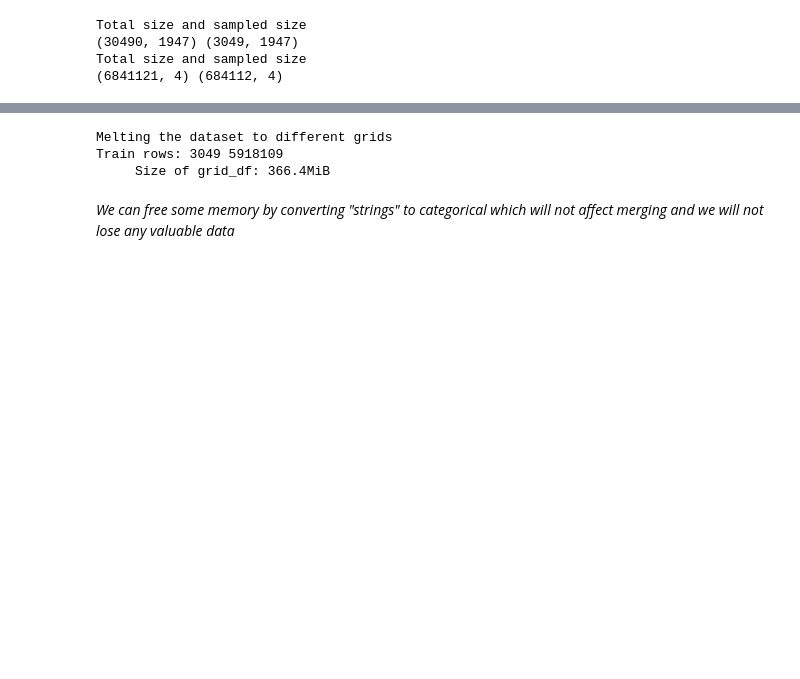
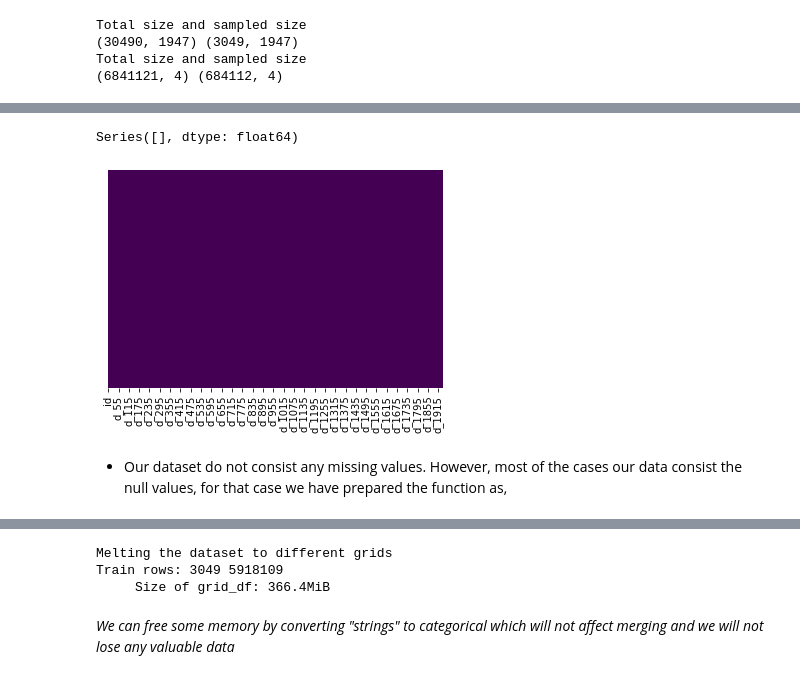
Before and after one commit to kamalchapagain/Kaggle_competition_solutions, a Jupyter notebook: M5_Final_notebook_Oct12_13.ipynb, the cells around one changed output, grey strips where cells are left out. Cells and saved outputs as stored; diff of their text form; code cells hidden in the pictures; blank space fills up the shorter version.

```diff
--- a/M5_Final_notebook_Oct12_13.ipynb
+++ b/M5_Final_notebook_Oct12_13.ipynb
@@ -184,0 +329,12 @@ def reduce_mem_usage(df, verbose=True):
+# %%
+import seaborn as sns
+def check_nulls(df):
+  sns.heatmap(df.isnull(),yticklabels=False, cbar=False, cmap='viridis') #plot
+  null_columns=df.columns[df.isnull().any()]
+  df[null_columns].isnull().sum()
+  print(df[null_columns].isnull().sum())
+
+check_nulls(train_df)
+# %% [output]
+Series([], dtype: float64)
+[figure, added]
@@ -184,0 +360,2 @@ def reduce_mem_usage(df, verbose=True):
+# %% [markdown]
+* Our dataset do not consist any missing values. However, most of the cases our data consist the null values, for that case we have prepared the function as,
```
Also changed, not shown: parts of 81 cells of this notebook.
